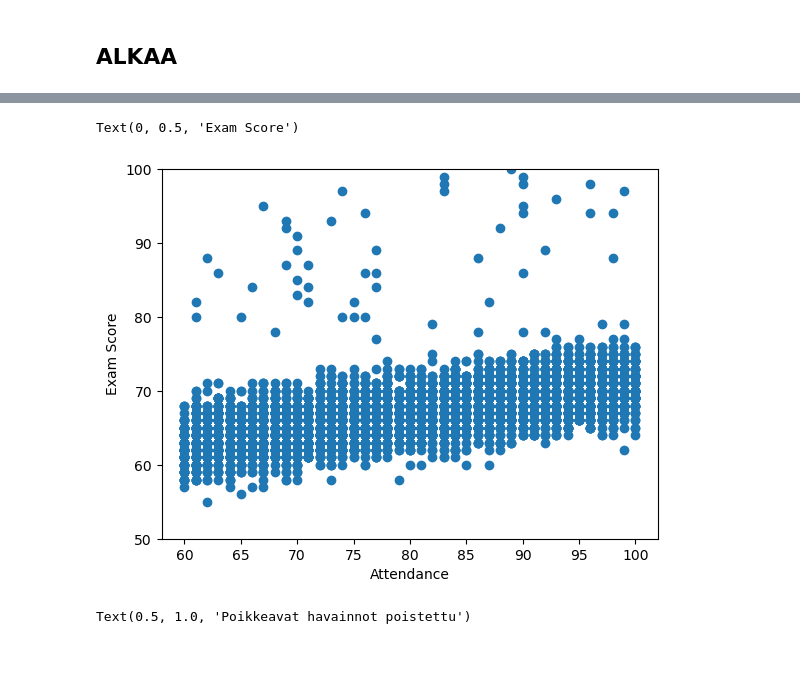
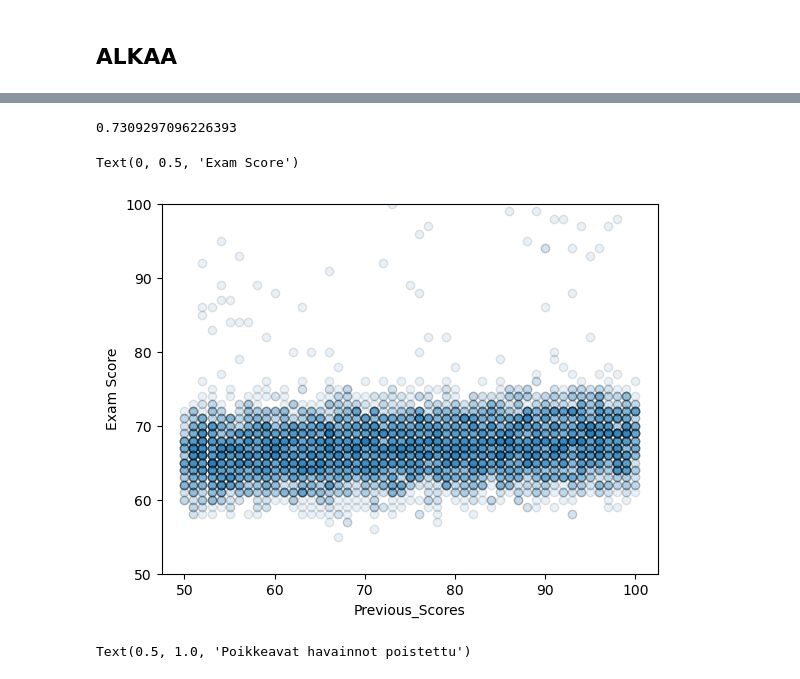
Before and after one commit to joona111/TIES4600, a Jupyter notebook: students.ipynb, the cells around one changed output, grey strips where cells are left out. Drawn from its saved outputs; the diff is of its cells as text; code cells hidden in the pictures.

```diff
--- a/students.ipynb
+++ b/students.ipynb
@@ -27,12 +27,12 @@ from sklearn.impute import SimpleImputer
 
 def load_data():
     X = pd.read_csv("StudentPerformanceFactors.csv")
-    #X.drop(columns=["Gender","Sleep_Hours","School_Type"],inplace=True)
+    X.drop(columns=["Gender","Sleep_Hours","School_Type"],inplace=True)
     #X=X.dropna().reset_index(drop=True)
 
 
     #
-    #X = X[X["Exam_Score"] < 78]
+    X = X[X["Exam_Score"] <= 100]
     columns = ['Exam_Score']
     outlier_percentage = {}
 
@@ -48,7 +48,7 @@ def load_data():
 
         outliers = column_data[(column_data < lower) | (column_data > upper)]
         outlier_percentage[column] = len(outliers) / len(column_data) * 100
-        X = X[(X["Exam_Score"] >= lower) & (X["Exam_Score"] <= upper)]
+        #X["oudokki"] = np.where((X["Exam_Score"] >= lower) & (X["Exam_Score"] <= upper),1,0)
 
     y = X["Exam_Score"]
 
@@ -183,12 +226,43 @@ Notes:
+# %%
+
+X,y = load_data()
+categorical_columns = X.select_dtypes(include="object").columns.tolist()
+numeric_features = X.select_dtypes(exclude="object").columns.tolist()
+# Define preprocessing for categorical and numeric columns
+preprocessor = ColumnTransformer(
+    transformers=[
+        # One-hot encode categorical features, ignore unseen categories at prediction time
+        ("cat", OneHotEncoder(handle_unknown="ignore",drop="first"), categorical_columns),
+        # Standardize numeric features (zero mean, unit variance)
+        ("num", StandardScaler(), numeric_features),
+    ]
+)
+
+# Set up a linear regression model
+regressor = LinearRegression(
+
+)
+
+# Combine preprocessing and regression into a single pipeline
+model = Pipeline(
+    steps=[
+        ("preprocessor", preprocessor),  # First apply transformations
+        ("regressor", regressor),        # Then fit/predict with linear regression
+    ]
+)
+scores = cross_val_score(model,X,y,cv=5,scoring="r2",n_jobs=-1)
+np.mean(scores)
+# %% [output]
+0.7309297096226393
 # %%
 X,y = load_data()
-plt.scatter(X["Attendance"],y)
+plt.scatter(X["Previous_Scores"],y,alpha=0.1,edgecolor="k")
 plt.ylim([50,100])
-plt.xlabel("Attendance")
+plt.xlabel("Previous_Scores")
 plt.ylabel("Exam Score")
 # %% [output]
 Text(0, 0.5, 'Exam Score')
-[figure, old version]
+[figure, new version]
 # %%
 sns.histplot(y,bins=10)
 
```
Also changed, not shown: parts of 5 cells of this notebook.
